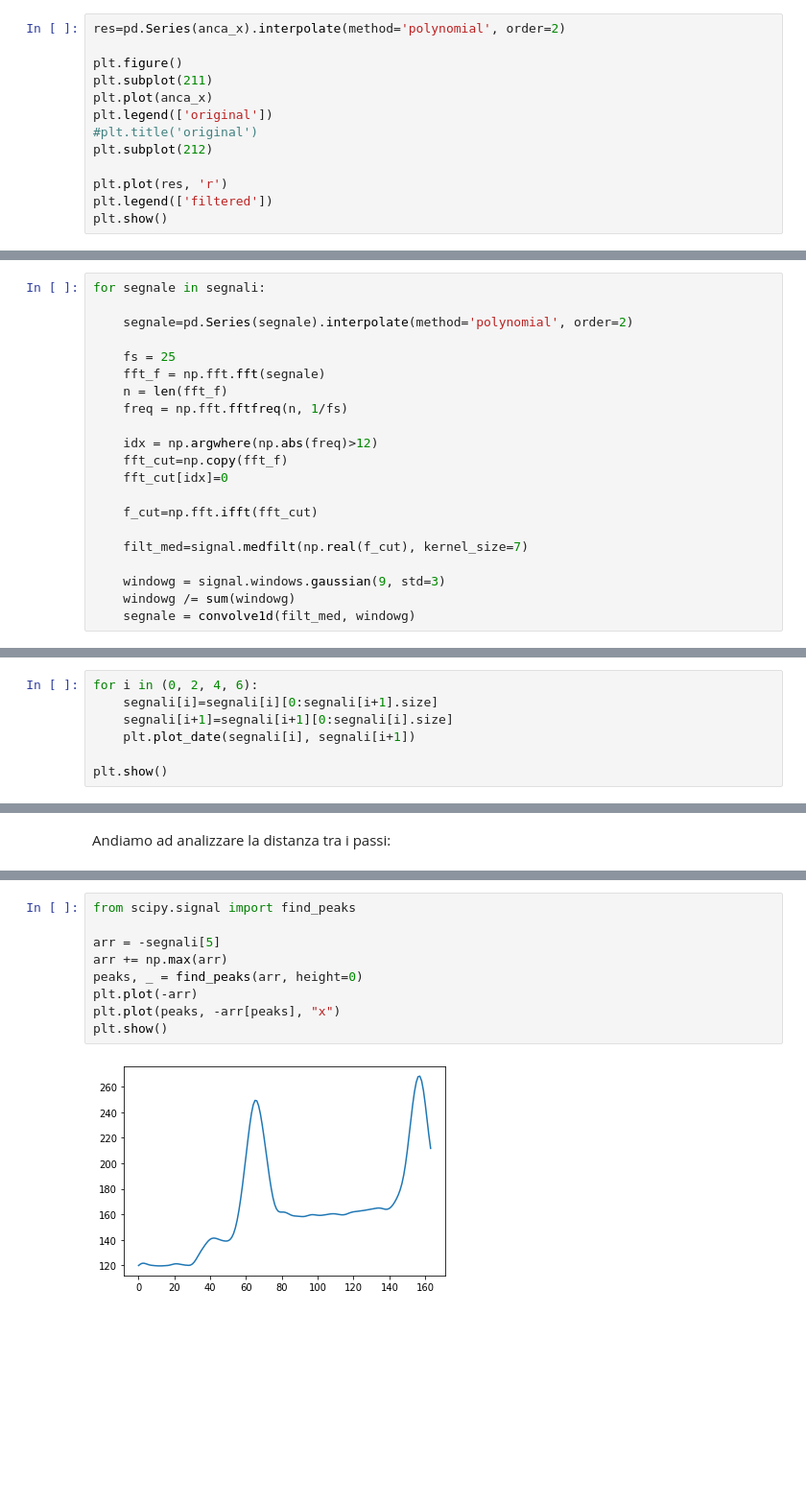
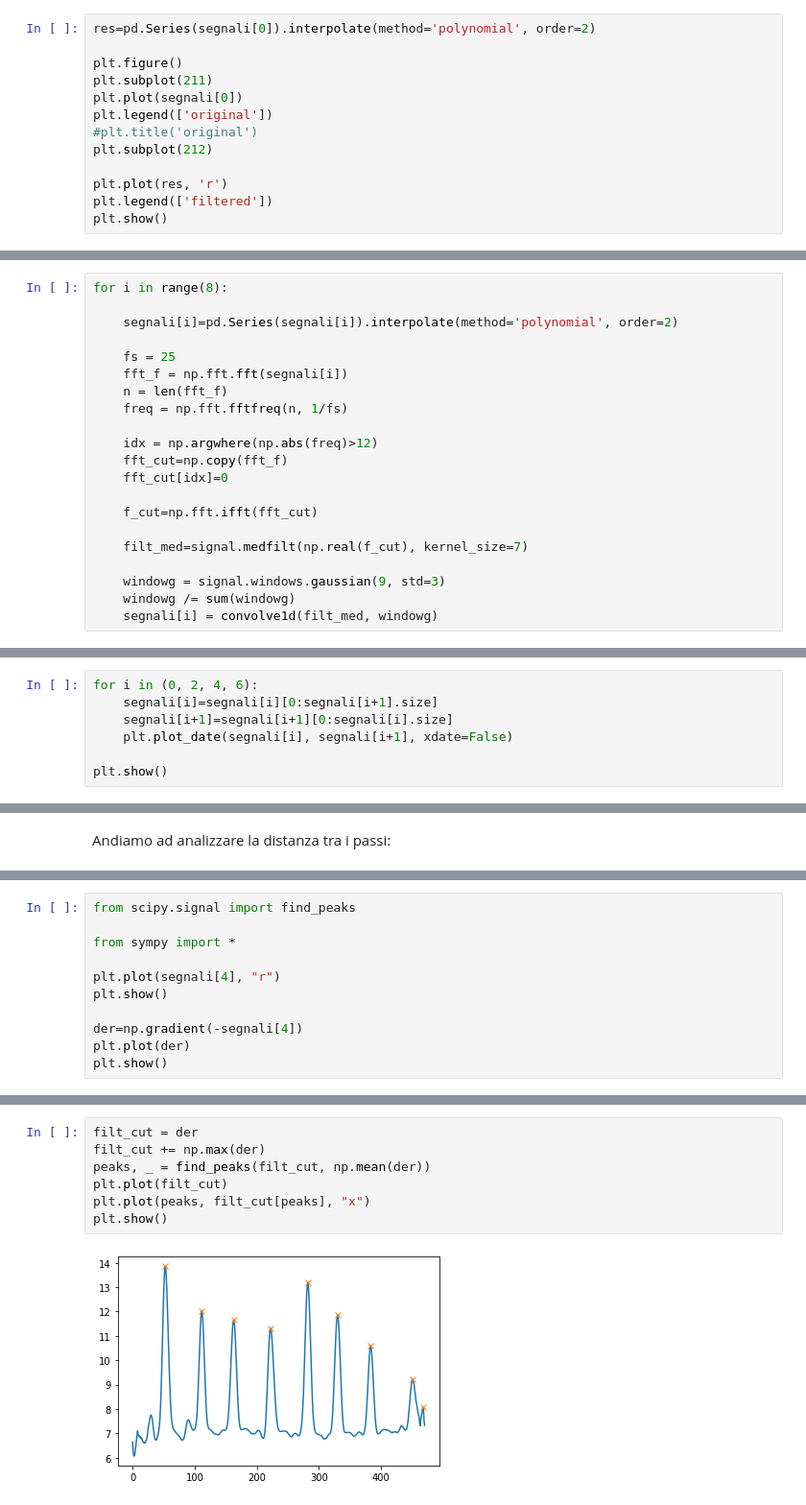
Before and after one commit to LoScarro/Fondamenti-di-Elaborazione-di-Segnali-e-Immagini, a Jupyter notebook: Pazienti/labo.ipynb, the cells around one changed output, grey strips where cells are left out. Shown at 96% size. Saved outputs shown, nothing was run; the diff lists cells and outputs as text; blank space fills up the shorter version.

```diff
--- a/Pazienti/labo.ipynb
+++ b/Pazienti/labo.ipynb
@@ -92,11 +116,11 @@ Prendo come esempio i valori x dell'anca per far vedere come operano i filtri pl
 
 Interpolo i valori mancanti sostituendo i nan.
 # %%
-res=pd.Series(anca_x).interpolate(method='polynomial', order=2)
+res=pd.Series(segnali[0]).interpolate(method='polynomial', order=2)
 
 plt.figure()
 plt.subplot(211)
-plt.plot(anca_x)
+plt.plot(segnali[0])
 plt.legend(['original'])
 #plt.title('original')
 plt.subplot(212)
@@ -187,12 +211,12 @@ plt.show()
 # %% [markdown]
 Ora faccio le stesse operazioni su tutti gli altri segnali (anca_y , ginocchio_x, ginocchio_y, caviglia_x, caviglia_y, piede_x e piede_y)
 # %%
-for segnale in segnali:
+for i in range(8):
 
-    segnale=pd.Series(segnale).interpolate(method='polynomial', order=2)
+    segnali[i]=pd.Series(segnali[i]).interpolate(method='polynomial', order=2)
 
     fs = 25
-    fft_f = np.fft.fft(segnale)
+    fft_f = np.fft.fft(segnali[i])
     n = len(fft_f)
     freq = np.fft.fftfreq(n, 1/fs)
 
@@ -206,14 +230,14 @@ for segnale in segnali:
 
     windowg = signal.windows.gaussian(9, std=3)
     windowg /= sum(windowg)
-    segnale = convolve1d(filt_med, windowg)
+    segnali[i] = convolve1d(filt_med, windowg)
 # %% [markdown]
 ## Plot
 # %%
 for i in (0, 2, 4, 6):
     segnali[i]=segnali[i][0:segnali[i+1].size]
     segnali[i+1]=segnali[i+1][0:segnali[i].size]
-    plt.plot_date(segnali[i], segnali[i+1])
+    plt.plot_date(segnali[i], segnali[i+1], xdate=False)
 
 plt.show()
 # %% [output]
@@ -310,0 +317,11 @@ plt.show()
+# %%
+from scipy.signal import find_peaks
+
+from sympy import *
+
+plt.plot(segnali[4], "r")
+plt.show()
+
+der=np.gradient(-segnali[4])
+plt.plot(der)
+plt.show()
@@ -311,11 +333,9 @@ plt.show()
 # %%
-from scipy.signal import find_peaks
-
-arr = -segnali[5]
-arr += np.max(arr)
-peaks, _ = find_peaks(arr, height=0)
-plt.plot(-arr)
-plt.plot(peaks, -arr[peaks], "x")
+filt_cut = der
+filt_cut += np.max(der)
+peaks, _ = find_peaks(filt_cut, np.mean(der))
+plt.plot(filt_cut)
+plt.plot(peaks, filt_cut[peaks], "x")
 plt.show()
 # %% [output]
-[figure, old version]
+[figure, new version]
```
Also changed, not shown: parts of 27 cells of this notebook, 1 other file.
